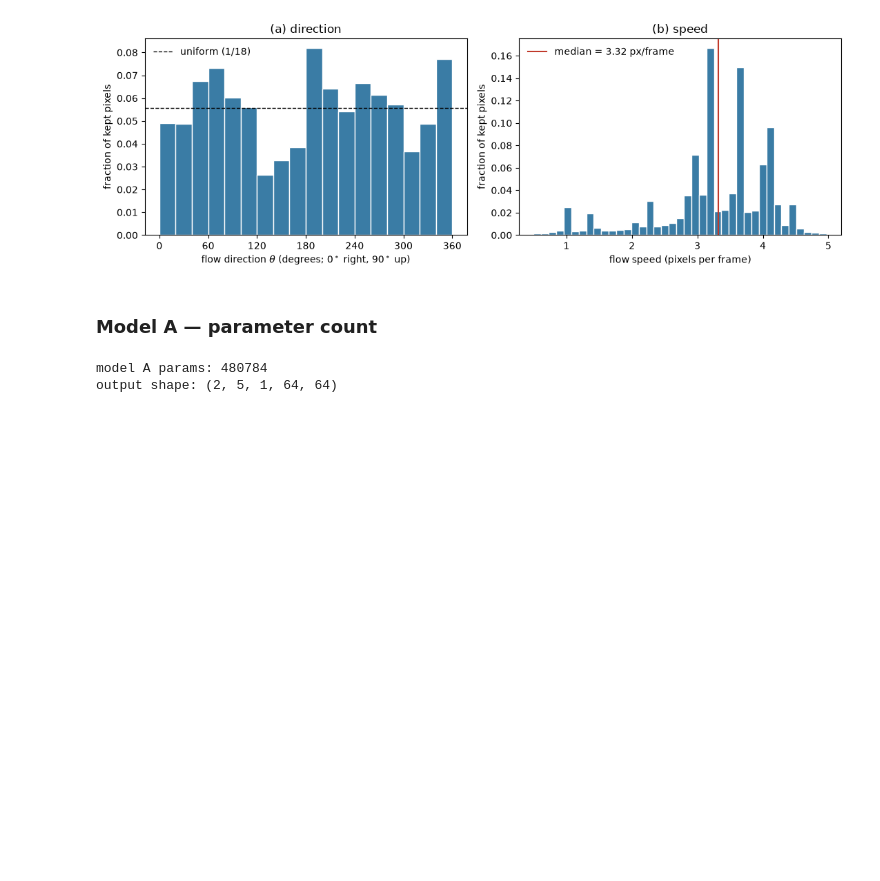
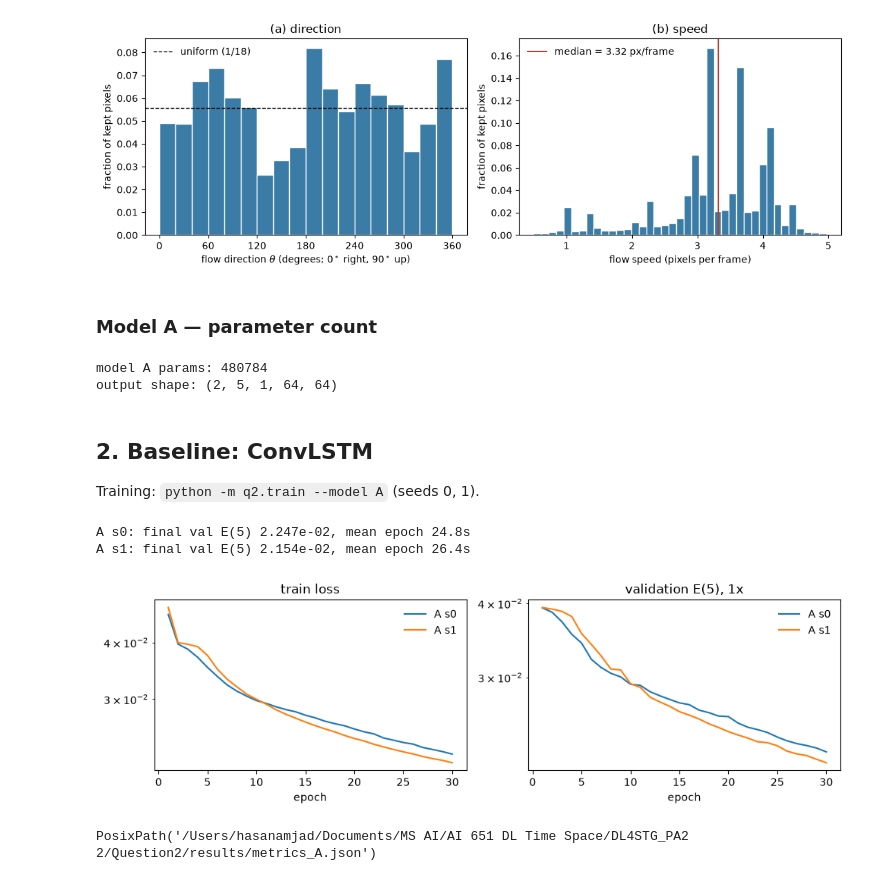
Before and after one commit to HasanAmjad/convlstm-motion-vs-memory, a Jupyter notebook: Question2/Question2.ipynb, the cells around one changed output. Saved outputs shown, nothing was run; the diff lists cells and outputs as text; code cells hidden in the pictures; blank space fills up the shorter version.

Commit message:
Q2.11 predictions + model A results

```diff
--- a/Question2/Question2.ipynb
+++ b/Question2/Question2.ipynb
@@ -71,3 +69,44 @@ print("output shape:", tuple(out.shape))
 # %% [output]
 model A params: 480784
 output shape: (2, 5, 1, 64, 64)
+# %% [markdown]
+## 2. Baseline: ConvLSTM
+Training: `python -m q2.train --model A` (seeds 0, 1).
+# %%
+import matplotlib.pyplot as plt
+
+def plot_training(names, seeds=(0, 1), path=None):
+    fig, ax = plt.subplots(1, 2, figsize=(10, 3.2))
+    for n in names:
+        for s in seeds:
+            h = load_json(f"train_{n}_s{s}.json")
+            ep = range(1, len(h["train_loss"]) + 1)
+            ax[0].plot(ep, h["train_loss"], label=f"{n} s{s}")
+            ax[1].plot(ep, h["val_e5"], label=f"{n} s{s}")
+            print(f"{n} s{s}: final val E(5) {h['val_e5'][-1]:.3e}, mean epoch {h['mean_epoch_time']:.1f}s")
+    for a, t in zip(ax, ["train loss", "validation E(5), 1x"]):
+        a.set_xlabel("epoch"); a.set_title(t); a.set_yscale("log"); a.legend(frameon=False)
+    fig.tight_layout()
+    if path: fig.savefig(path, dpi=150, bbox_inches="tight")
+
+plot_training(["A"], path=FIG_DIR / "training_A.png")
+# %% [output]
+A s0: final val E(5) 2.247e-02, mean epoch 24.8s
+A s1: final val E(5) 2.154e-02, mean epoch 26.4s
+[figure, added]
+# %%
+import numpy as np, pandas as pd
+from q2.evaluate import *
+from q2 import visuals as V
+
+W = test_windows(test_u8)
+X1, Y1, _ = W[1]
+SEEDS = (0, 1)
+res, pv, preds = {}, {}, {}
+for name, mdl in [("Blank", Blank()), ("Copy-last", CopyLast())]:
+    res[name], pv[name], preds[name] = evaluate(mdl.to(DEVICE), W)
+for sd in SEEDS:
+    res[f"A_s{sd}"], pv[f"A_s{sd}"], preds[f"A_s{sd}"] = evaluate(load_model("A", sd), W)
+save_json(res, "metrics_A.json")
+# %% [output]
+PosixPath('/Users/hasanamjad/Documents/MS AI/AI 651 DL Time Space/DL4STG_PA2 2/Question2/results/metrics_A.json')
```
Also changed, not shown: parts of 15 cells of this notebook, 26 other files.
